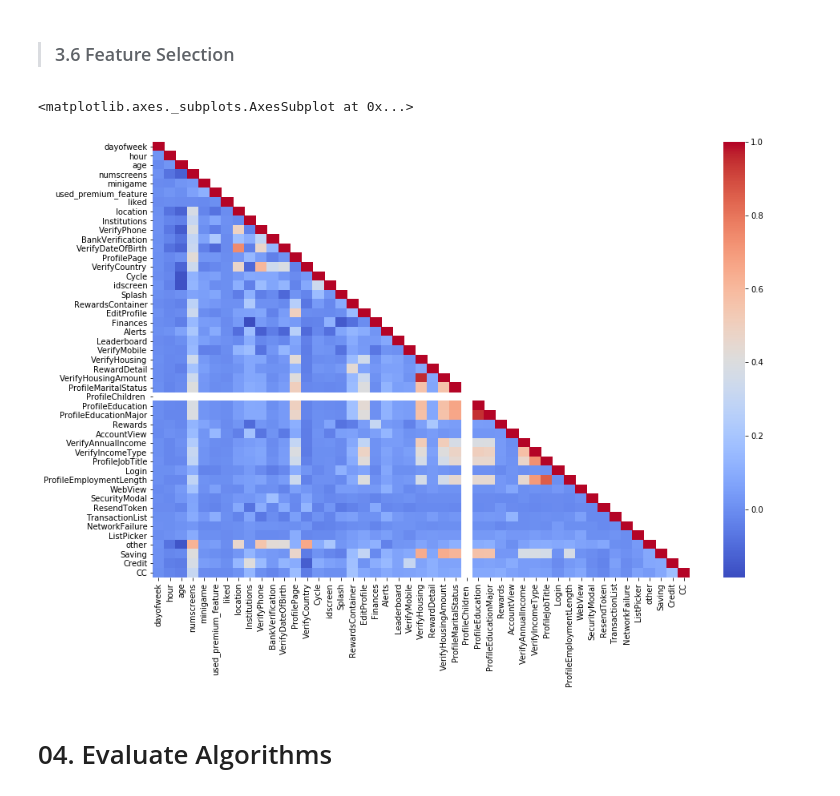
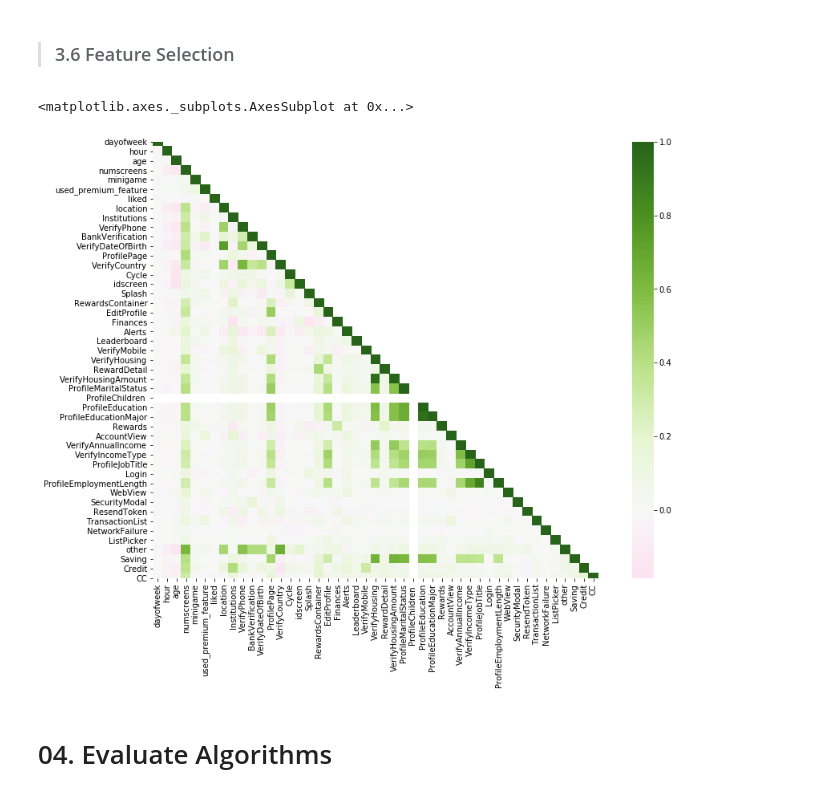
Before and after one commit to av90/IndustrialApplicableProjects, a Jupyter notebook: 03. MobileAppSubscriptionAnalysis.ipynb, the cells around one changed output. Cells and saved outputs as stored; diff of their text form; code cells hidden in the pictures.

```diff
--- a/03. MobileAppSubscriptionAnalysis.ipynb
+++ b/03. MobileAppSubscriptionAnalysis.ipynb
@@ -372,10 +364,10 @@ x_test = pd.DataFrame(x_test,columns=feature_list)
 > ### 3.6 Feature Selection
 # %%
 plt.rcParams['figure.figsize']=(15,10)
-cor = x_train.corr()
-sns.heatmap(cor,mask=np.triu(np.ones_like(cor),k=1),cmap='coolwarm')
+cor = data.corr()
+sns.heatmap(cor,mask=np.triu(np.ones_like(cor),k=1),cmap='PiYG',center=0,square=True)
 # %% [output]
 <matplotlib.axes._subplots.AxesSubplot at 0x...>
-[figure, old version]
+[figure, new version]
 # %% [markdown]
 # 04. Evaluate Algorithms
```
Also changed, not shown: parts of 35 cells of this notebook.
